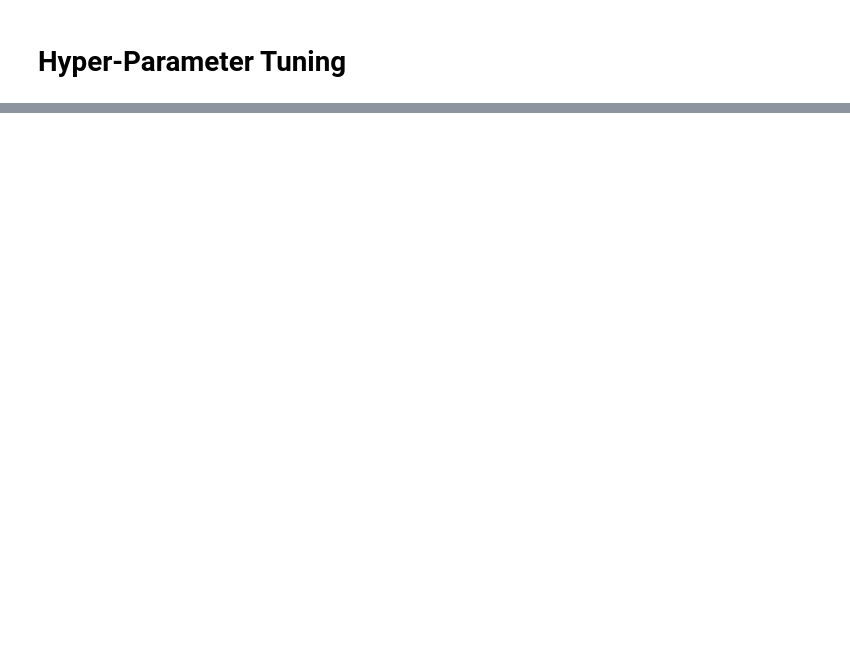
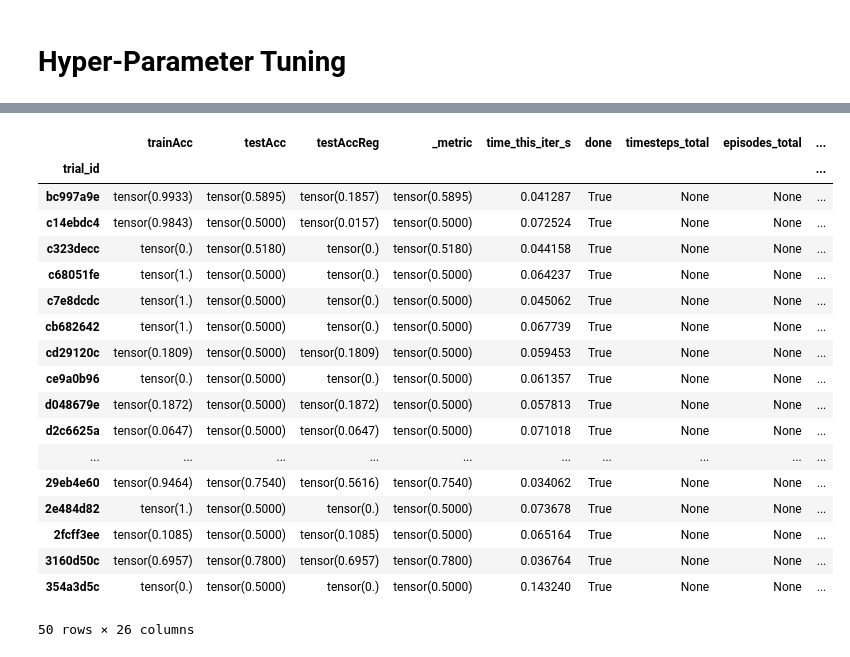
Before and after one commit to ShaoMinLiu-Holmusk/GitCommand, a Jupyter notebook: HyperTunning-RayTune.ipynb, the cells around one changed output, grey strips where cells are left out. Drawn from its saved outputs; the diff is of its cells as text; code cells hidden in the pictures; blank space fills up the shorter version.

```diff
--- a/HyperTunning-RayTune.ipynb
+++ b/HyperTunning-RayTune.ipynb
@@ -186,0 +167,22 @@ Number of errored trials: 1
+# %%
+myNeural.analysis.results_df
+# %% [output]
+|  | trainAcc | testAcc | testAccReg | _metric | time_this_iter_s | done | timesteps_total | episodes_total | ... |
+| trial_id |  |  |  |  |  |  |  |  | ... |
+| bc997a9e | tensor(0.9933) | tensor(0.5895) | tensor(0.1857) | tensor(0.5895) | 0.041287 | True | None | None | ... |
+| c14ebdc4 | tensor(0.9843) | tensor(0.5000) | tensor(0.0157) | tensor(0.5000) | 0.072524 | True | None | None | ... |
+| c323decc | tensor(0.) | tensor(0.5180) | tensor(0.) | tensor(0.5180) | 0.044158 | True | None | None | ... |
+| c68051fe | tensor(1.) | tensor(0.5000) | tensor(0.) | tensor(0.5000) | 0.064237 | True | None | None | ... |
+| c7e8dcdc | tensor(1.) | tensor(0.5000) | tensor(0.) | tensor(0.5000) | 0.045062 | True | None | None | ... |
+| cb682642 | tensor(1.) | tensor(0.5000) | tensor(0.) | tensor(0.5000) | 0.067739 | True | None | None | ... |
+| cd29120c | tensor(0.1809) | tensor(0.5000) | tensor(0.1809) | tensor(0.5000) | 0.059453 | True | None | None | ... |
+| ce9a0b96 | tensor(0.) | tensor(0.5000) | tensor(0.) | tensor(0.5000) | 0.061357 | True | None | None | ... |
+| d048679e | tensor(0.1872) | tensor(0.5000) | tensor(0.1872) | tensor(0.5000) | 0.057813 | True | None | None | ... |
+| d2c6625a | tensor(0.0647) | tensor(0.5000) | tensor(0.0647) | tensor(0.5000) | 0.071018 | True | None | None | ... |
+| ... | ... | ... | ... | ... | ... | ... | ... | ... | ... |
+| 29eb4e60 | tensor(0.9464) | tensor(0.7540) | tensor(0.5616) | tensor(0.7540) | 0.034062 | True | None | None | ... |
+| 2e484d82 | tensor(1.) | tensor(0.5000) | tensor(0.) | tensor(0.5000) | 0.073678 | True | None | None | ... |
+| 2fcff3ee | tensor(0.1085) | tensor(0.5000) | tensor(0.1085) | tensor(0.5000) | 0.065164 | True | None | None | ... |
+| 3160d50c | tensor(0.6957) | tensor(0.7800) | tensor(0.6957) | tensor(0.7800) | 0.036764 | True | None | None | ... |
+| 354a3d5c | tensor(0.) | tensor(0.5000) | tensor(0.) | tensor(0.5000) | 0.143240 | True | None | None | ... |
+50 rows × 26 columns
```
Also changed, not shown: parts of 9 cells of this notebook, 8 other files.
